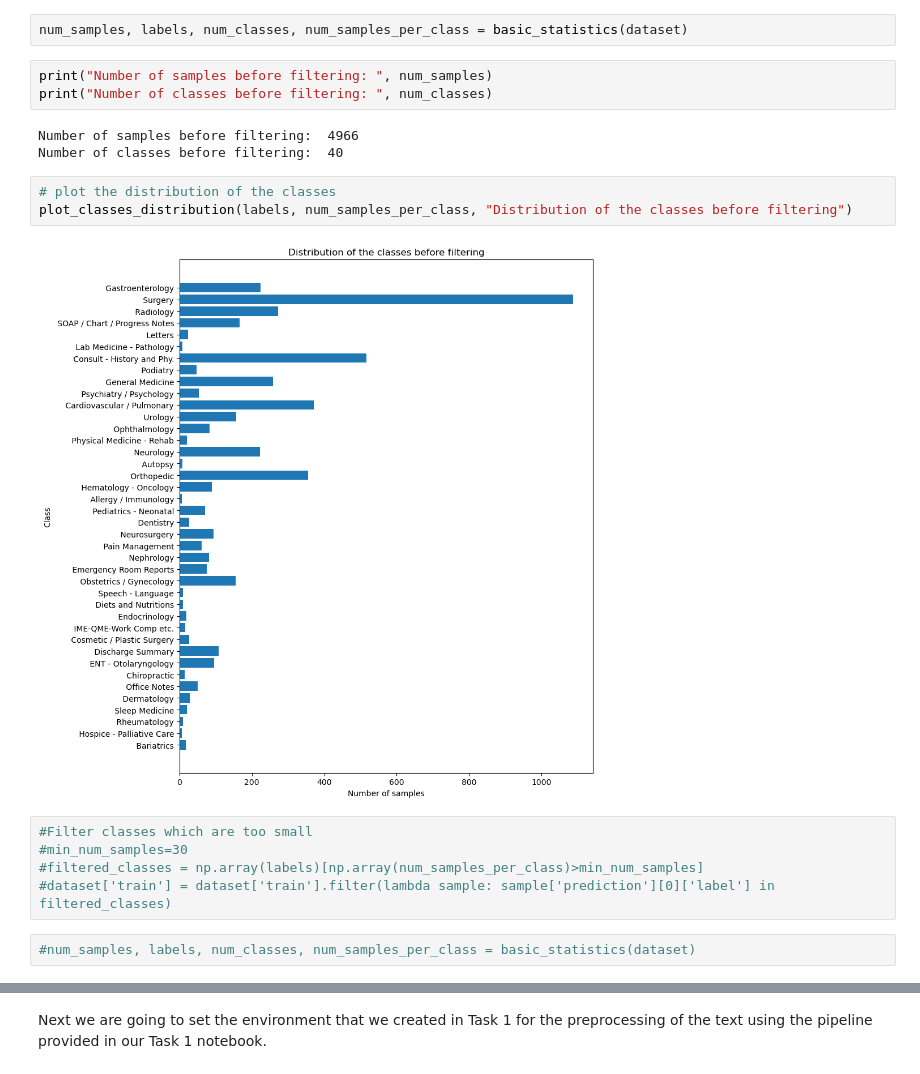
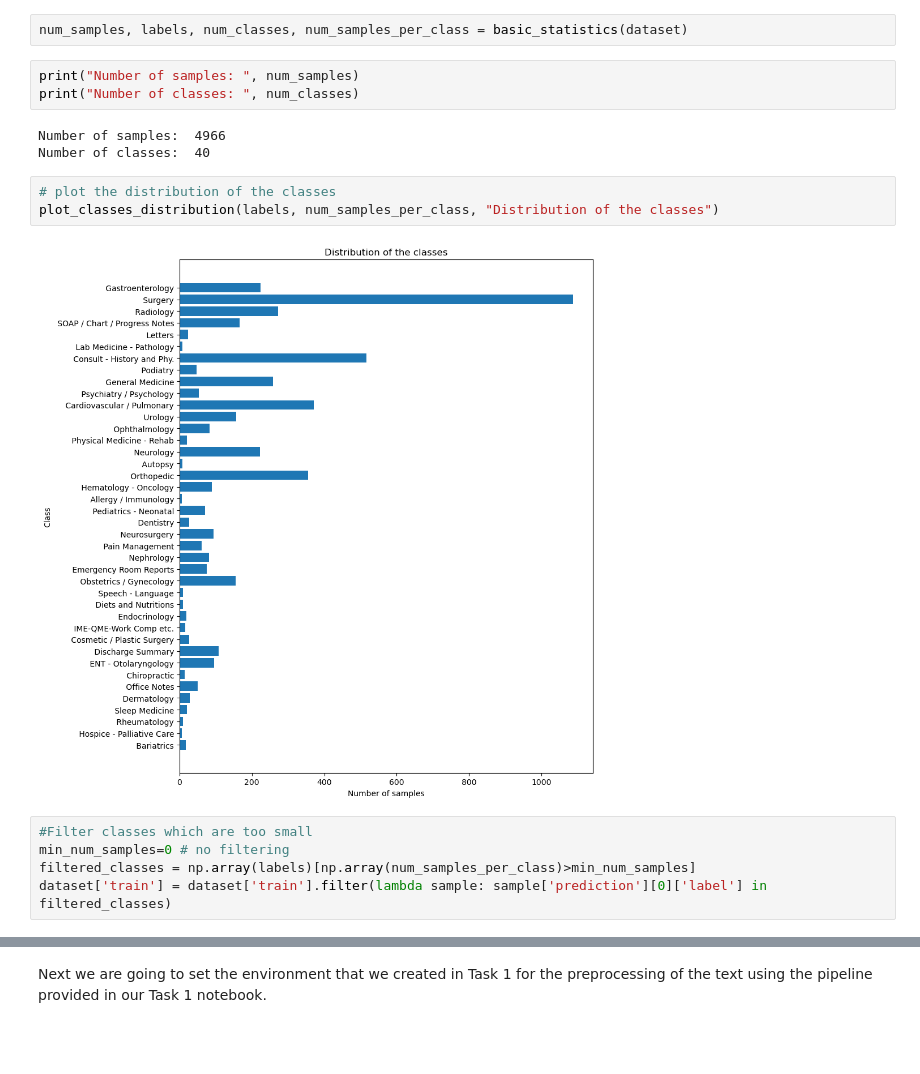
Before and after one commit to vitamys/nlp, a Jupyter notebook: Project_Task3_GroupC.ipynb, the cells around one changed output, grey strips where cells are left out. Drawn from its saved outputs; the diff is of its cells as text; blank space fills up the shorter version.

```diff
--- a/Project_Task3_GroupC.ipynb
+++ b/Project_Task3_GroupC.ipynb
@@ -95,21 +96,19 @@ def basic_statistics(dataset):
 # %%
 num_samples, labels, num_classes, num_samples_per_class = basic_statistics(dataset)
 # %%
-print("Number of samples before filtering: ", num_samples)
-print("Number of classes before filtering: ", num_classes)
+print("Number of samples: ", num_samples)
+print("Number of classes: ", num_classes)
 # %% [output]
-Number of samples before filtering:  4966
-Number of classes before filtering:  40
+Number of samples:  4966
+Number of classes:  40
 # %%
 # plot the distribution of the classes
-plot_classes_distribution(labels, num_samples_per_class, "Distribution of the classes before filtering")
+plot_classes_distribution(labels, num_samples_per_class, "Distribution of the classes")
 # %% [output]
-[figure, old version]
+[figure, new version]
 # %%
 #Filter classes which are too small
-#min_num_samples=30
-#filtered_classes = np.array(labels)[np.array(num_samples_per_class)>min_num_samples]
-#dataset['train'] = dataset['train'].filter(lambda sample: sample['prediction'][0]['label'] in filtered_classes)
+min_num_samples=0 # no filtering
+filtered_classes = np.array(labels)[np.array(num_samples_per_class)>min_num_samples]
+dataset['train'] = dataset['train'].filter(lambda sample: sample['prediction'][0]['label'] in filtered_classes)
-# %%
-#num_samples, labels, num_classes, num_samples_per_class = basic_statistics(dataset)
 # %%
```
Also changed, not shown: parts of 36 cells of this notebook, 4 other files.
